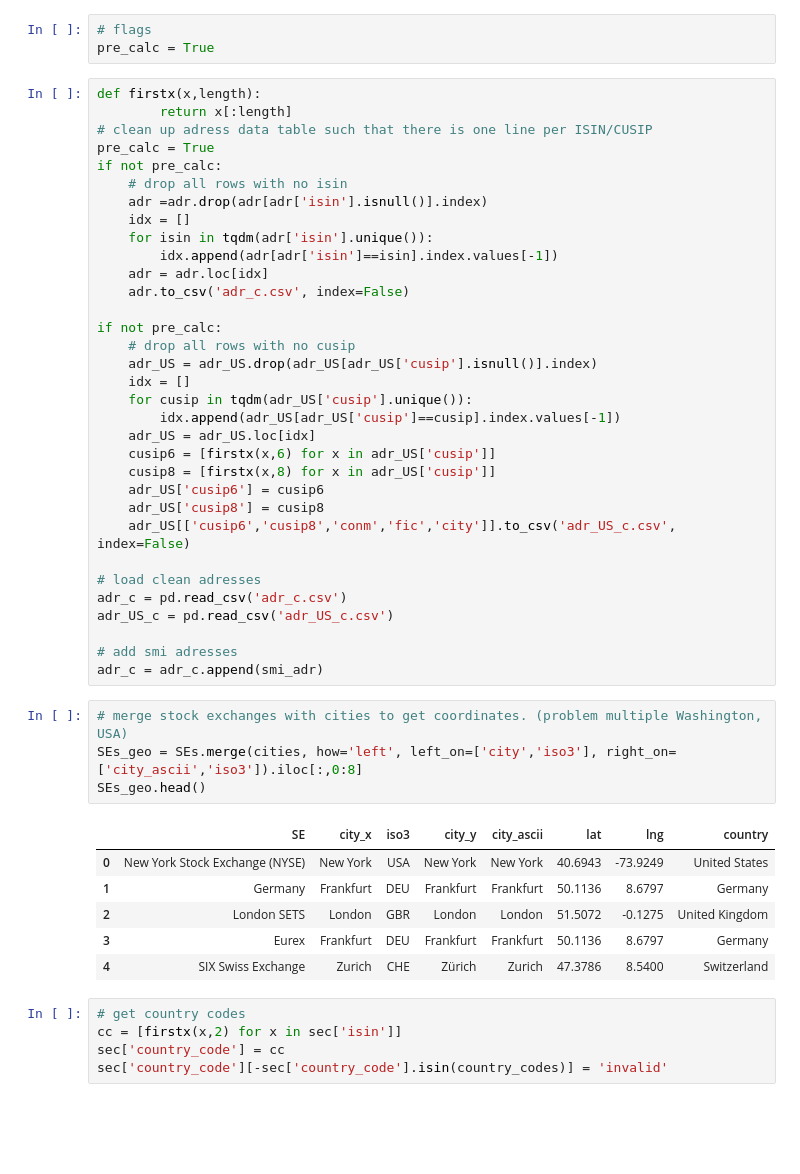
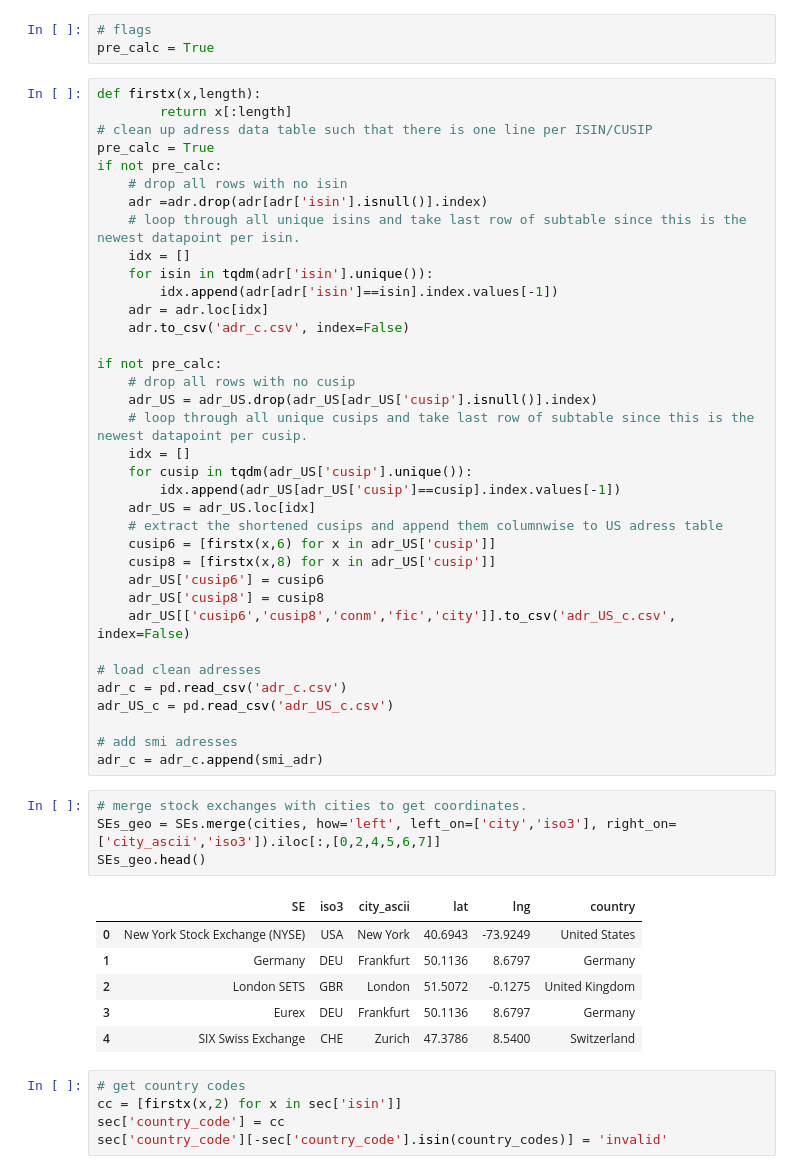
Before and after one commit to svkohler/UZH, a Jupyter notebook: Distance/calc.ipynb, the cells around one changed output. Saved outputs shown, nothing was run; the diff lists cells and outputs as text; blank space fills up the shorter version.

```diff
--- a/Distance/calc.ipynb
+++ b/Distance/calc.ipynb
@@ -24,6 +26,7 @@ pre_calc = True
 if not pre_calc:
     # drop all rows with no isin
     adr =adr.drop(adr[adr['isin'].isnull()].index)
+    # loop through all unique isins and take last row of subtable since this is the newest datapoint per isin.
     idx = []
     for isin in tqdm(adr['isin'].unique()):
         idx.append(adr[adr['isin']==isin].index.values[-1])
@@ -33,10 +36,12 @@ if not pre_calc:
 if not pre_calc:
     # drop all rows with no cusip
     adr_US = adr_US.drop(adr_US[adr_US['cusip'].isnull()].index)
+    # loop through all unique cusips and take last row of subtable since this is the newest datapoint per cusip.
     idx = []
     for cusip in tqdm(adr_US['cusip'].unique()):
         idx.append(adr_US[adr_US['cusip']==cusip].index.values[-1])
     adr_US = adr_US.loc[idx]
+    # extract the shortened cusips and append them columnwise to US adress table
     cusip6 = [firstx(x,6) for x in adr_US['cusip']]
     cusip8 = [firstx(x,8) for x in adr_US['cusip']]
     adr_US['cusip6'] = cusip6
@@ -50,16 +55,16 @@ adr_US_c = pd.read_csv('adr_US_c.csv')
 # add smi adresses
 adr_c = adr_c.append(smi_adr)
 # %%
-# merge stock exchanges with cities to get coordinates. (problem multiple Washington, USA)
-SEs_geo = SEs.merge(cities, how='left', left_on=['city','iso3'], right_on=['city_ascii','iso3']).iloc[:,0:8]
+# merge stock exchanges with cities to get coordinates.
+SEs_geo = SEs.merge(cities, how='left', left_on=['city','iso3'], right_on=['city_ascii','iso3']).iloc[:,[0,2,4,5,6,7]]
 SEs_geo.head()
 # %% [output]
-|  | SE | city_x | iso3 | city_y | city_ascii | lat | lng | country |
-| 0 | New York Stock Exchange (NYSE) | New York | USA | New York | New York | 40.6943 | -73.9249 | United States |
-| 1 | Germany | Frankfurt | DEU | Frankfurt | Frankfurt | 50.1136 | 8.6797 | Germany |
-| 2 | London SETS | London | GBR | London | London | 51.5072 | -0.1275 | United Kingdom |
-| 3 | Eurex | Frankfurt | DEU | Frankfurt | Frankfurt | 50.1136 | 8.6797 | Germany |
-| 4 | SIX Swiss Exchange | Zurich | CHE | Zürich | Zurich | 47.3786 | 8.5400 | Switzerland |
+|  | SE | iso3 | city_ascii | lat | lng | country |
+| 0 | New York Stock Exchange (NYSE) | USA | New York | 40.6943 | -73.9249 | United States |
+| 1 | Germany | DEU | Frankfurt | 50.1136 | 8.6797 | Germany |
+| 2 | London SETS | GBR | London | 51.5072 | -0.1275 | United Kingdom |
+| 3 | Eurex | DEU | Frankfurt | 50.1136 | 8.6797 | Germany |
+| 4 | SIX Swiss Exchange | CHE | Zurich | 47.3786 | 8.5400 | Switzerland |
 # %%
 # get country codes
 cc = [firstx(x,2) for x in sec['isin']]
```
Also changed, not shown: parts of 15 cells of this notebook, 11 other files.
